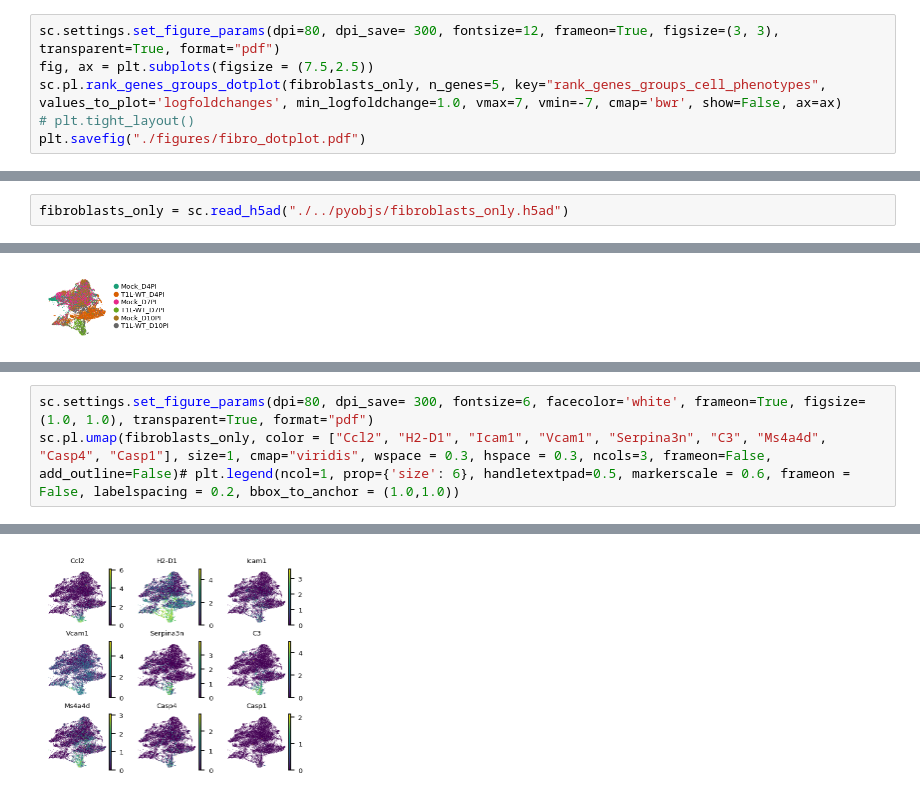
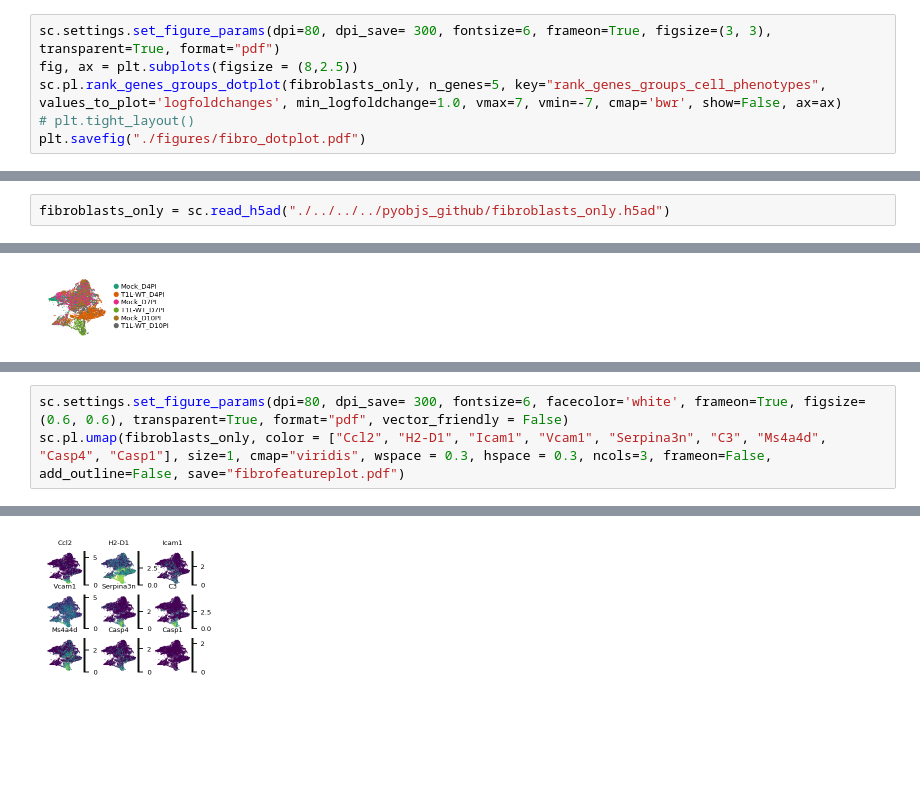
Before and after one commit to madhavmantri/reovirus_induced_myocarditis, a Jupyter notebook: notebooks/heart_scRNAseq_fibroblasts_cells.ipynb, the cells around one changed output, grey strips where cells are left out. Cells and saved outputs as stored; diff of their text form; blank space fills up the shorter version.

```diff
--- a/notebooks/heart_scRNAseq_fibroblasts_cells.ipynb
+++ b/notebooks/heart_scRNAseq_fibroblasts_cells.ipynb
@@ -209,8 +209,8 @@ pd.DataFrame(fibroblasts_only.uns['rank_genes_groups_cell_phenotypes']["names"])
 | 18 | Psmb9 | Gbp3 | Prelp | Sparcl1 |
 | 19 | Zbp1 | Gbp7 | Mgp | Matn2 |
 # %%
-sc.settings.set_figure_params(dpi=80, dpi_save= 300, fontsize=12, frameon=True, figsize=(3, 3), transparent=True, format="pdf")
-fig, ax = plt.subplots(figsize = (7.5,2.5))
+sc.settings.set_figure_params(dpi=80, dpi_save= 300, fontsize=6, frameon=True, figsize=(3, 3), transparent=True, format="pdf")
+fig, ax = plt.subplots(figsize = (8,2.5))
 sc.pl.rank_genes_groups_dotplot(fibroblasts_only, n_genes=5, key="rank_genes_groups_cell_phenotypes", values_to_plot='logfoldchanges', min_logfoldchange=1.0, vmax=7, vmin=-7, cmap='bwr', show=False, ax=ax)
 # plt.tight_layout()
 plt.savefig("./figures/fibro_dotplot.pdf")
@@ -222,7 +219,7 @@ Storing dendrogram info using `.uns['dendrogram_cell_phenotypes']`
 # %%
 fibroblasts_only.write_h5ad("./../../../pyobjs_github/fibroblasts_only.h5ad")
 # %%
-fibroblasts_only = sc.read_h5ad("./../pyobjs/fibroblasts_only.h5ad")
+fibroblasts_only = sc.read_h5ad("./../../../pyobjs_github/fibroblasts_only.h5ad")
 # %%
 sc.settings.set_figure_params(dpi=80, dpi_save= 300, fontsize=6, facecolor='white', frameon=True, figsize=(2.5, 2.5), vector_friendly = False, transparent=True, format="pdf")
 fig, ax = plt.subplots(figsize = (1.0, 1.0))
@@ -312,4 +305,4 @@ sc.pl.umap(fibroblasts_only, color = ["Ms4a4d", "Timp1", "Tap1", "Dpep1", "C1s1"
 # %%
-sc.settings.set_figure_params(dpi=80, dpi_save= 300, fontsize=6, facecolor='white', frameon=True, figsize=(1.0, 1.0), transparent=True, format="pdf")
-sc.pl.umap(fibroblasts_only, color = ["Ccl2", "H2-D1", "Icam1", "Vcam1", "Serpina3n", "C3", "Ms4a4d", "Casp4", "Casp1"], size=1, cmap="viridis", wspace = 0.3, hspace = 0.3, ncols=3, frameon=False, add_outline=False)# plt.legend(ncol=1, prop={'size': 6}, handletextpad=0.5, markerscale = 0.6, frameon = False, labelspacing = 0.2, bbox_to_anchor = (1.0,1.0))
+sc.settings.set_figure_params(dpi=80, dpi_save= 300, fontsize=6, facecolor='white', frameon=True, figsize=(0.6, 0.6), transparent=True, format="pdf", vector_friendly = False)
+sc.pl.umap(fibroblasts_only, color = ["Ccl2", "H2-D1", "Icam1", "Vcam1", "Serpina3n", "C3", "Ms4a4d", "Casp4", "Casp1"], size=1, cmap="viridis", wspace = 0.3, hspace = 0.3, ncols=3, frameon=False, add_outline=False, save="fibrofeatureplot.pdf")
 # %% [output]
@@ -316 +310 @@ sc.pl.umap(fibroblasts_only, color = ["Ccl2", "H2-D1", "Icam1", "Vcam1", "Serpin
-[figure, old version]
+[figure, new version]
```
Also changed, not shown: parts of 5 cells of this notebook, 3 other files.
